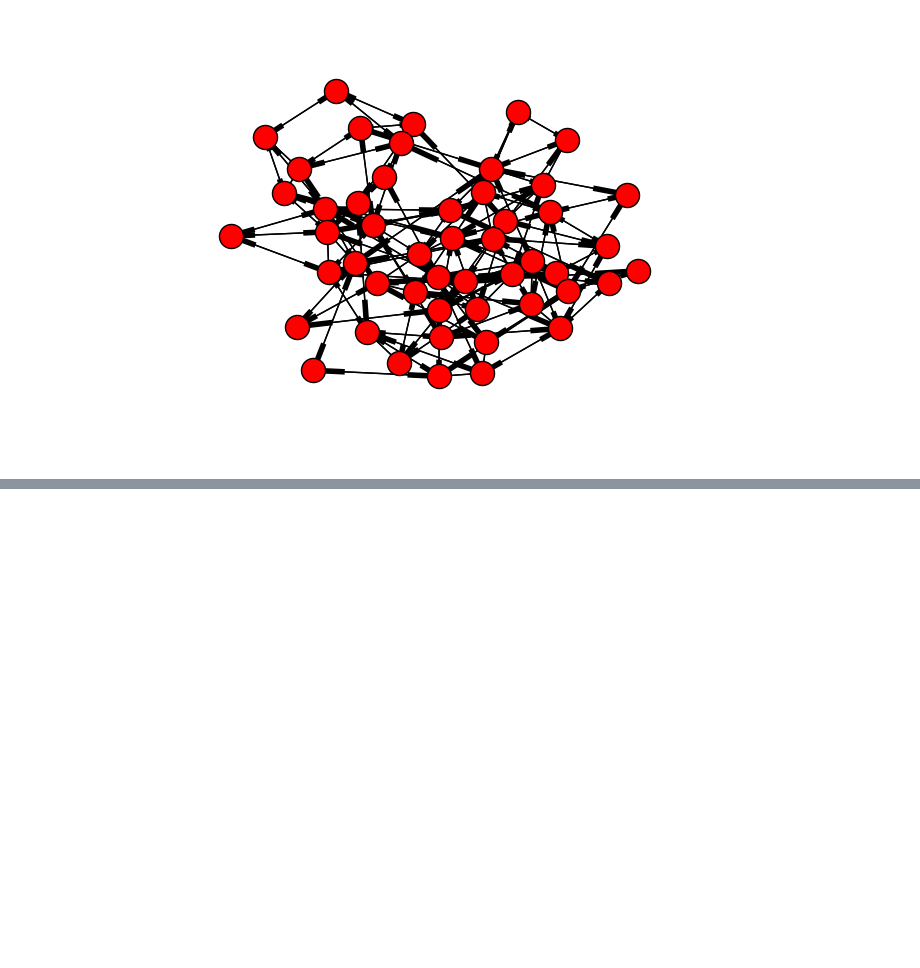
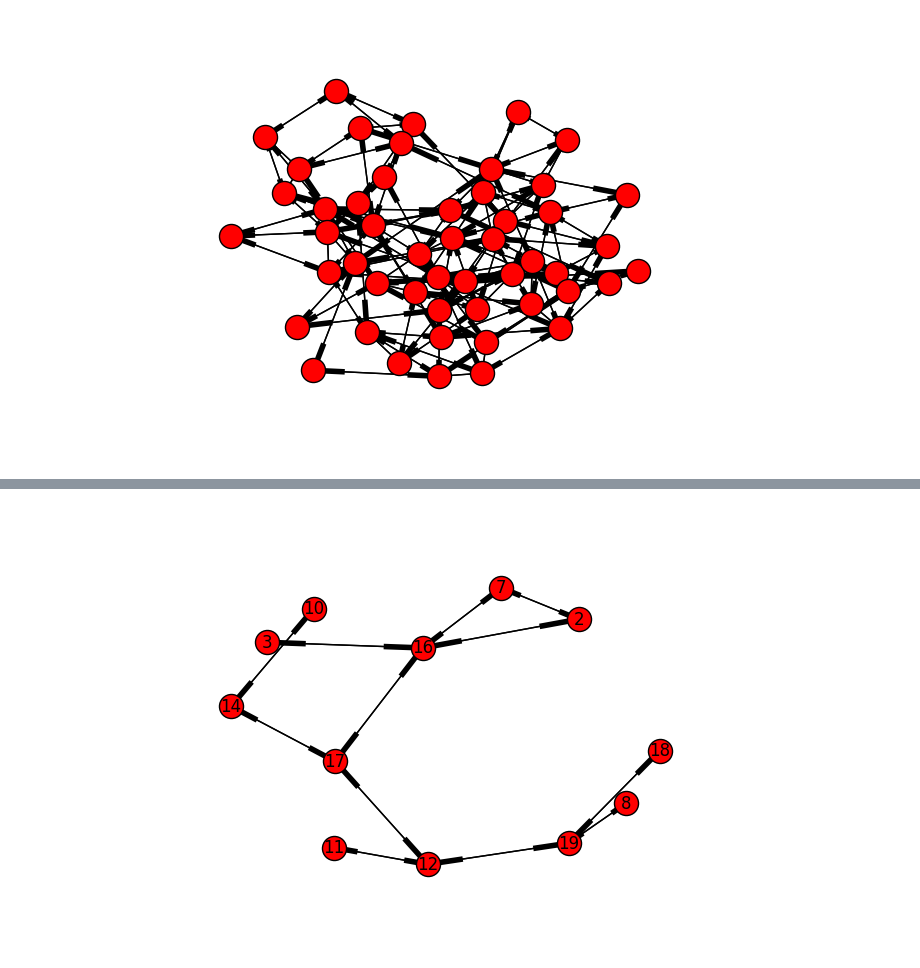
Before and after one commit to SubhankarGhosh/NetworkX, a Jupyter notebook: Trials.ipynb, the cells around one changed output, grey strips where cells are left out. Drawn from its saved outputs; the diff is of its cells as text; code cells hidden in the pictures; blank space fills up the shorter version.

```diff
--- a/Trials.ipynb
+++ b/Trials.ipynb
@@ -153,0 +197,17 @@ nx.draw(Z)
+# %%
+visited_nodes = list()
+queue = [16]
+pardaught = dict()
+exclu = list()
+path = set()
+visited_nodes.extend(queue)
+for node in queue:
+    path.add(node)
+    #print(node)
+    neighbors = G.neighbors(node)
+    exclu = [n for n in neighbors if n not in visited_nodes]
+    print(exclu)
+    pardaught[node] = exclu
+    visited_nodes.extend(exclu)
+    #queue.remove(node)
+    queue.extend(exclu)
@@ -153,0 +227,5 @@ nx.draw(Z)
+# %%
+newG = G.subgraph(path)
+nx.draw(newG, with_labels=True)
+# %% [output]
+[figure, added]
```
Also changed, not shown: parts of 7 cells of this notebook, 1 other file.
